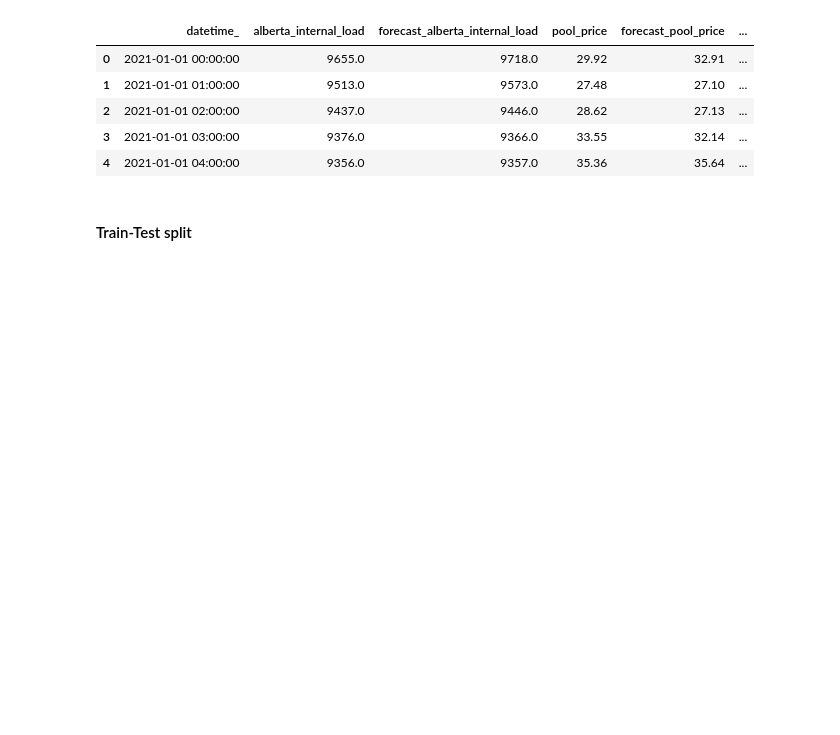
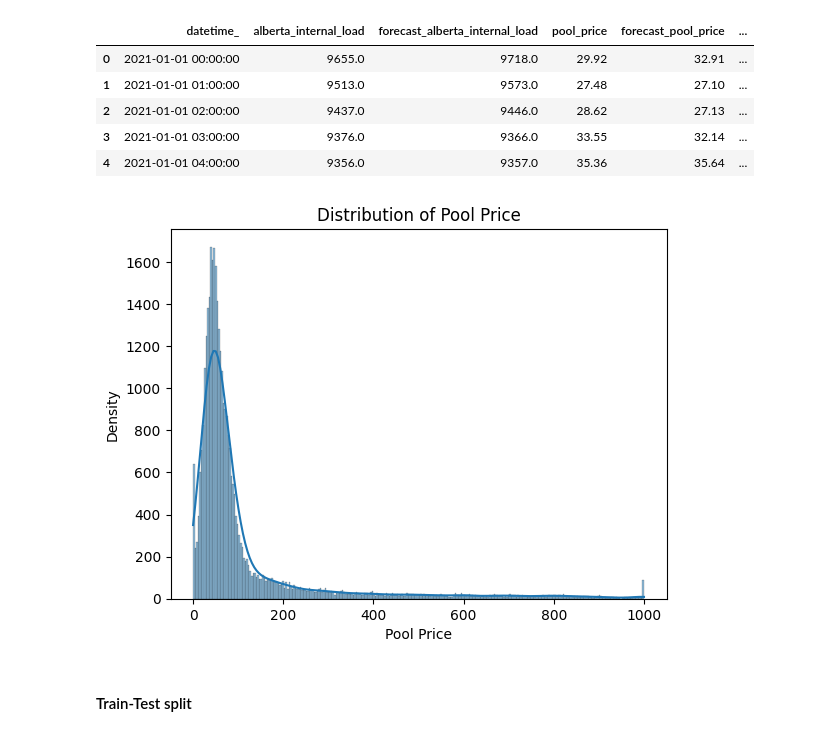
Before and after one commit to kevakba/BESS, a Jupyter notebook: Notebooks/5. LSTM modeling.ipynb, the cells around one changed output. Cells and saved outputs as stored; diff of their text form; code cells hidden in the pictures; blank space fills up the shorter version.

```diff
--- a/Notebooks/5. LSTM modeling.ipynb
+++ b/Notebooks/5. LSTM modeling.ipynb
@@ -81,3 +81,16 @@ df.head()
 | 2 | 2021-01-01 02:00:00 | 9437.0 | 9446.0 | 28.62 | 27.13 | ... |
 | 3 | 2021-01-01 03:00:00 | 9376.0 | 9366.0 | 33.55 | 32.14 | ... |
 | 4 | 2021-01-01 04:00:00 | 9356.0 | 9357.0 | 35.36 | 35.64 | ... |
+# %%
+# Create a distribution plot of the 'pool_price' column
+sns.histplot(df['pool_price'], kde=True)
+
+# Add labels and title
+plt.xlabel('Pool Price')
+plt.ylabel('Density')
+plt.title('Distribution of Pool Price')
+
+# Show the plot
+plt.show()
+# %% [output]
+[figure, added]
```
Also changed, not shown: parts of 15 cells of this notebook.
